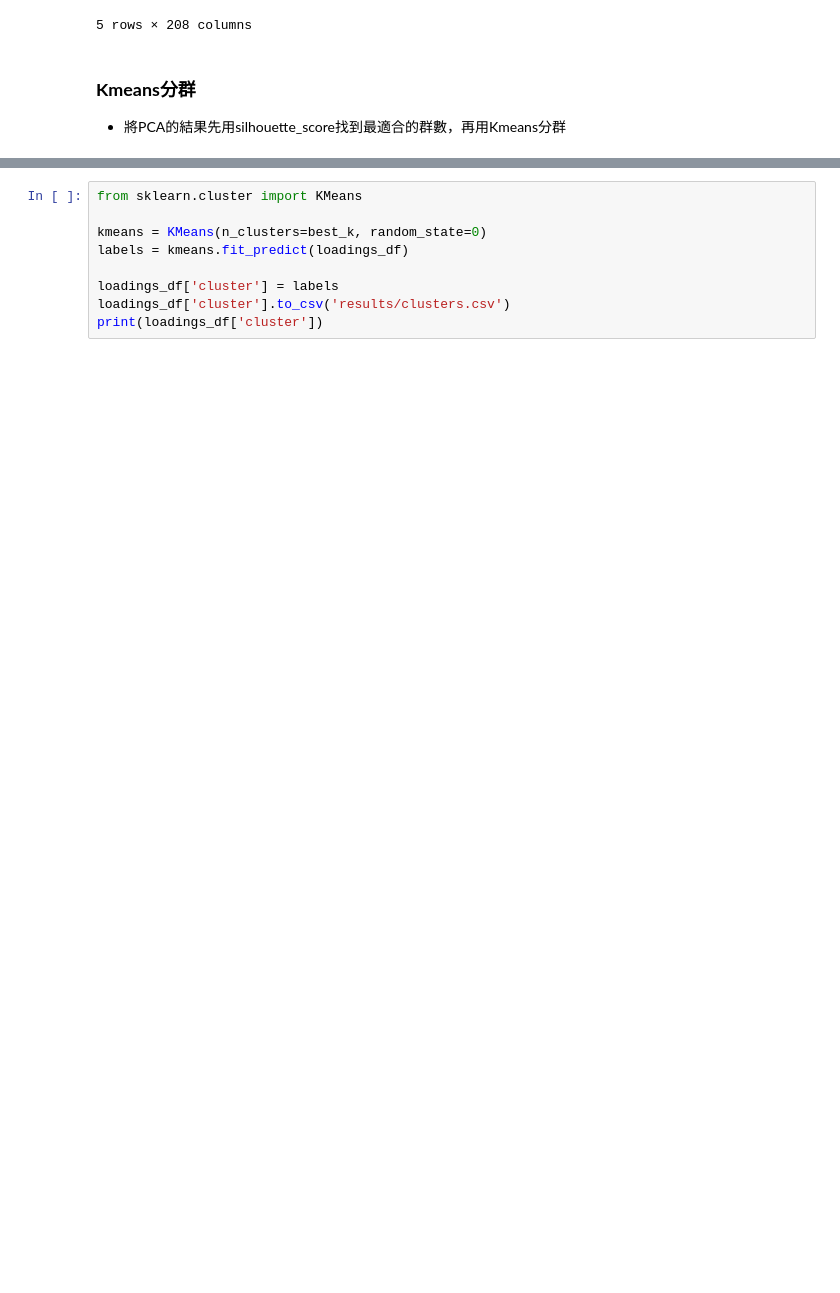
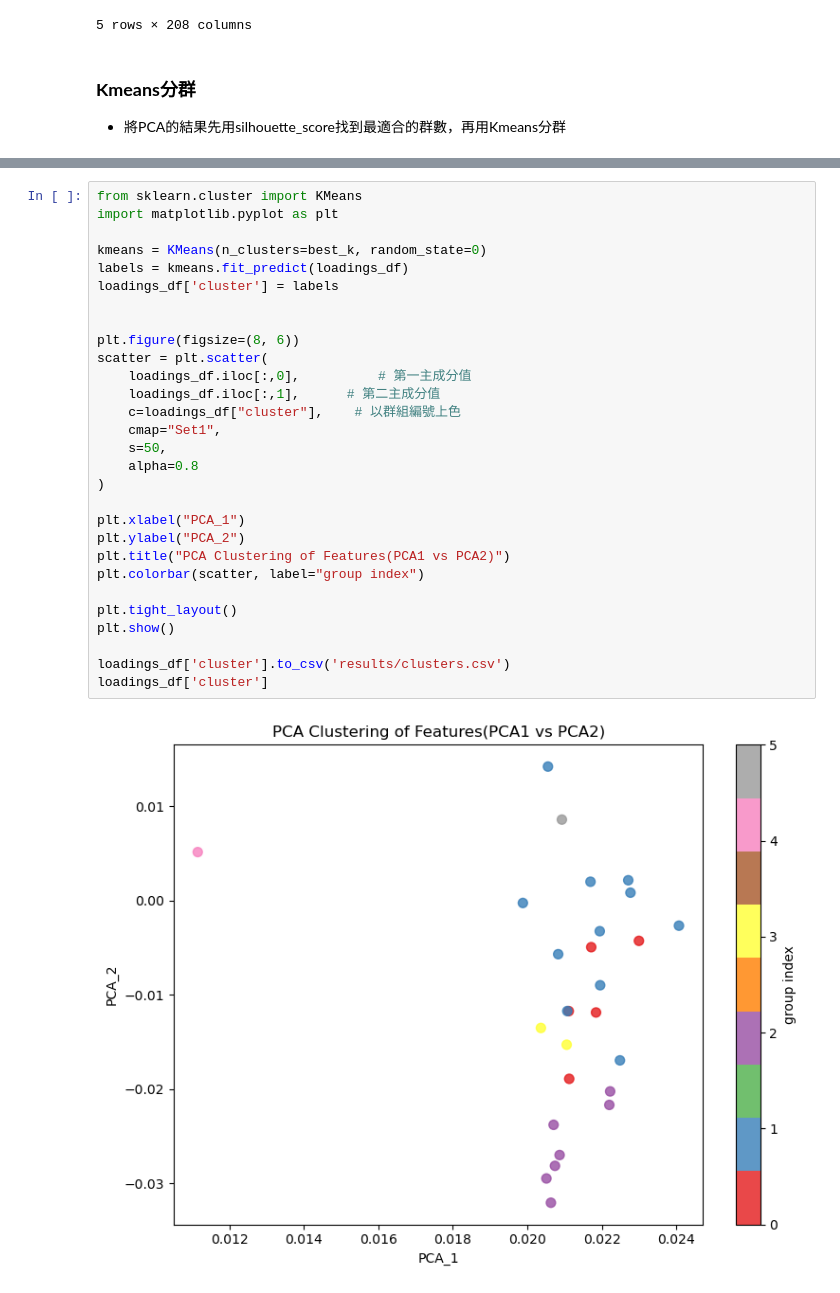
Before and after one commit to poter135/Portfolio__QC_Capital, a Jupyter notebook: Project1_Clustering.ipynb, the cells around one changed output, grey strips where cells are left out. Saved outputs shown, nothing was run; the diff lists cells and outputs as text; blank space fills up the shorter version.

```diff
--- a/Project1_Clustering.ipynb
+++ b/Project1_Clustering.ipynb
@@ -278,9 +333,31 @@ best_k, best_score = find_best_k_by_silhouette(loadings_df.values, k_range=range
 # %%
 from sklearn.cluster import KMeans
+import matplotlib.pyplot as plt
 
 kmeans = KMeans(n_clusters=best_k, random_state=0)
 labels = kmeans.fit_predict(loadings_df)
+loadings_df['cluster'] = labels
 
-loadings_df['cluster'] = labels
+
+plt.figure(figsize=(8, 6))
+scatter = plt.scatter(
+    loadings_df.iloc[:,0],          # 第一主成分值
+    loadings_df.iloc[:,1],      # 第二主成分值
+    c=loadings_df["cluster"],    # 以群組編號上色
+    cmap="Set1",
+    s=50,
+    alpha=0.8
+)
+
+plt.xlabel("PCA_1")
+plt.ylabel("PCA_2")
+plt.title("PCA Clustering of Features(PCA1 vs PCA2)")
+plt.colorbar(scatter, label="group index")
+
+plt.tight_layout()
+plt.show()
+
 loadings_df['cluster'].to_csv('results/clusters.csv')
-print(loadings_df['cluster'])
+loadings_df['cluster']
+# %% [output]
+[figure, added]
```
Also changed, not shown: parts of 8 cells of this notebook, 4 other files.
